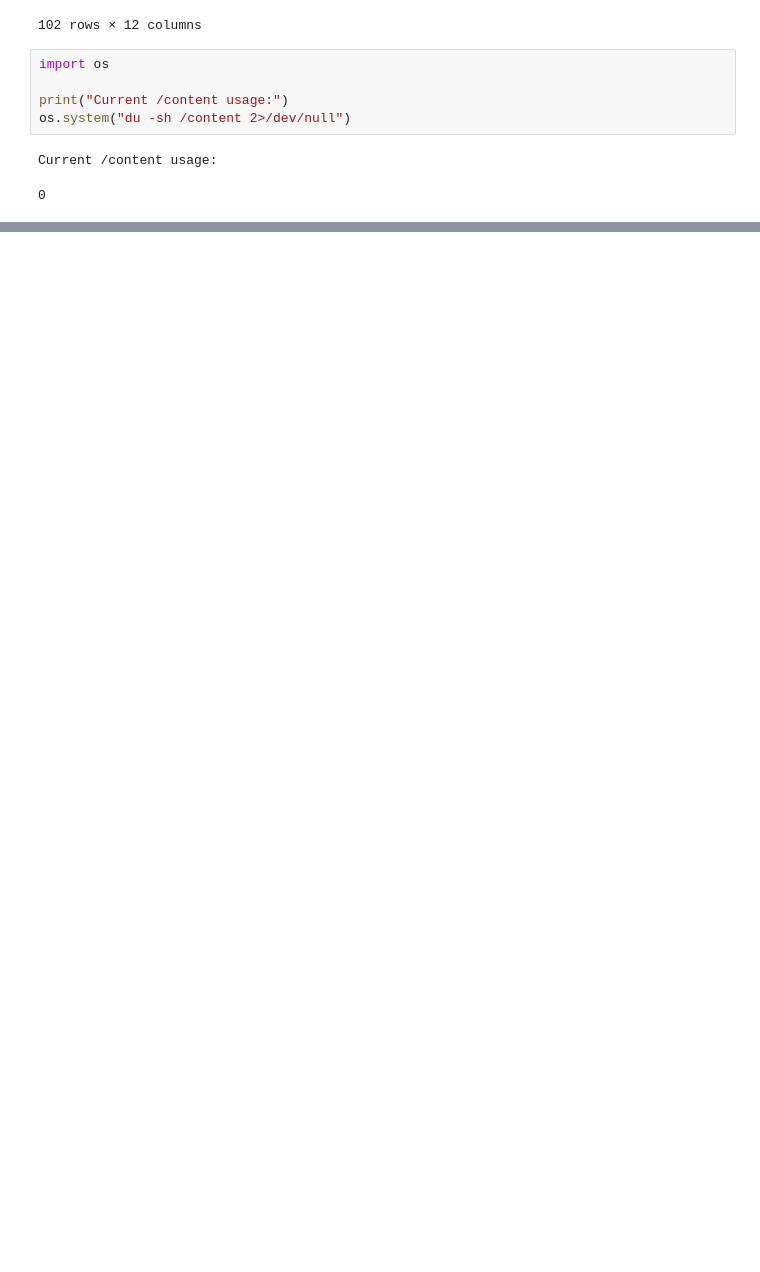
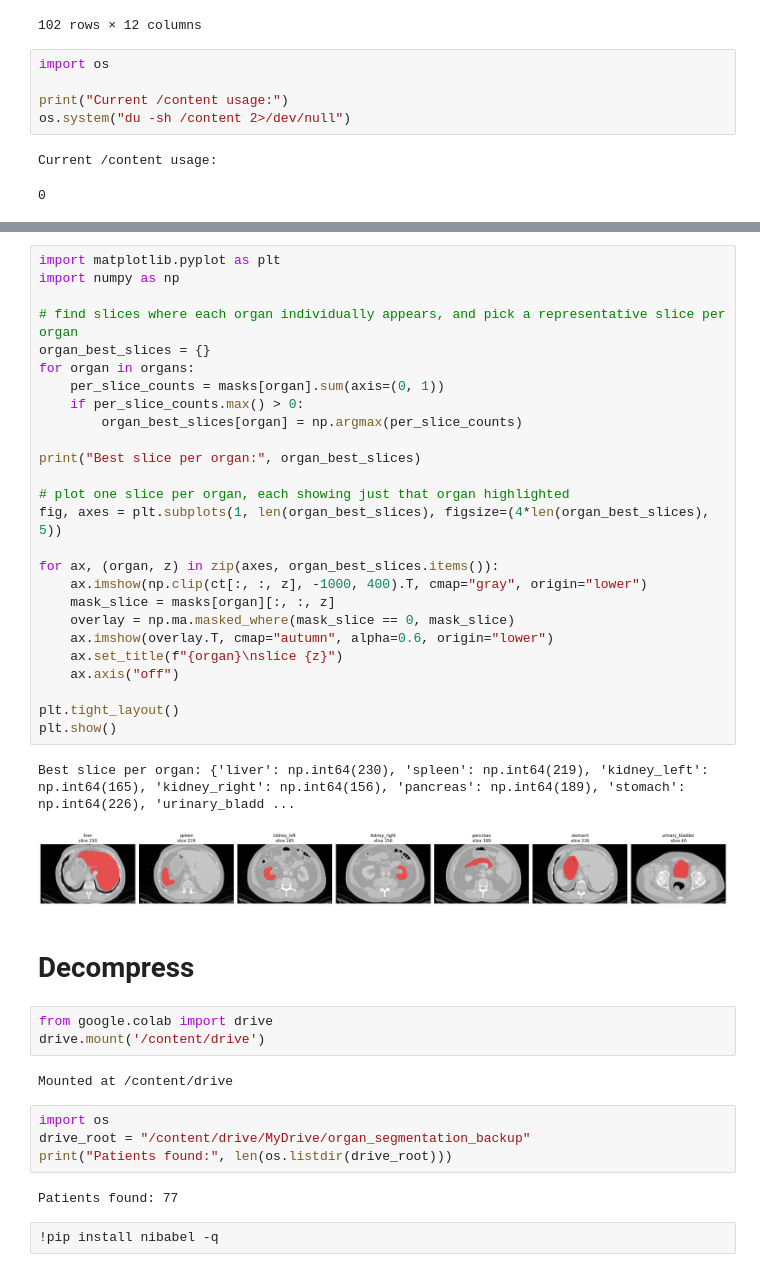
Before and after one commit to Chosencodes/Anatomy-Prior-Guided-Multi-Organ-Segmentation, a Jupyter notebook: Anatomy_Prior_csv.ipynb, the cells around one changed output, grey strips where cells are left out. Drawn from its saved outputs; the diff is of its cells as text; blank space fills up the shorter version.

```diff
--- a/Anatomy_Prior_csv.ipynb
+++ b/Anatomy_Prior_csv.ipynb
@@ -715,0 +1182,44 @@ print("Total cases:", len(coverage_df))
+# %%
+import matplotlib.pyplot as plt
+import numpy as np
+
+# find slices where each organ individually appears, and pick a representative slice per organ
+organ_best_slices = {}
+for organ in organs:
+    per_slice_counts = masks[organ].sum(axis=(0, 1))
+    if per_slice_counts.max() > 0:
+        organ_best_slices[organ] = np.argmax(per_slice_counts)
+
+print("Best slice per organ:", organ_best_slices)
+
+# plot one slice per organ, each showing just that organ highlighted
+fig, axes = plt.subplots(1, len(organ_best_slices), figsize=(4*len(organ_best_slices), 5))
+
+for ax, (organ, z) in zip(axes, organ_best_slices.items()):
+    ax.imshow(np.clip(ct[:, :, z], -1000, 400).T, cmap="gray", origin="lower")
+    mask_slice = masks[organ][:, :, z]
+    overlay = np.ma.masked_where(mask_slice == 0, mask_slice)
+    ax.imshow(overlay.T, cmap="autumn", alpha=0.6, origin="lower")
+    ax.set_title(f"{organ}\nslice {z}")
+    ax.axis("off")
+
+plt.tight_layout()
+plt.show()
+# %% [output]
+Best slice per organ: {'liver': np.int64(230), 'spleen': np.int64(219), 'kidney_left': np.int64(165), 'kidney_right': np.int64(156), 'pancreas': np.int64(189), 'stomach': np.int64(226), 'urinary_bladd ...
+[figure, added]
+# %% [markdown]
+# **Decompress**
+# %%
+from google.colab import drive
+drive.mount('/content/drive')
+# %% [output]
+Mounted at /content/drive
+# %%
+import os
+drive_root = "/content/drive/MyDrive/organ_segmentation_backup"
+print("Patients found:", len(os.listdir(drive_root)))
+# %% [output]
+Patients found: 77
+# %%
+!pip install nibabel -q
```
Also changed, not shown: parts of 39 cells of this notebook.
